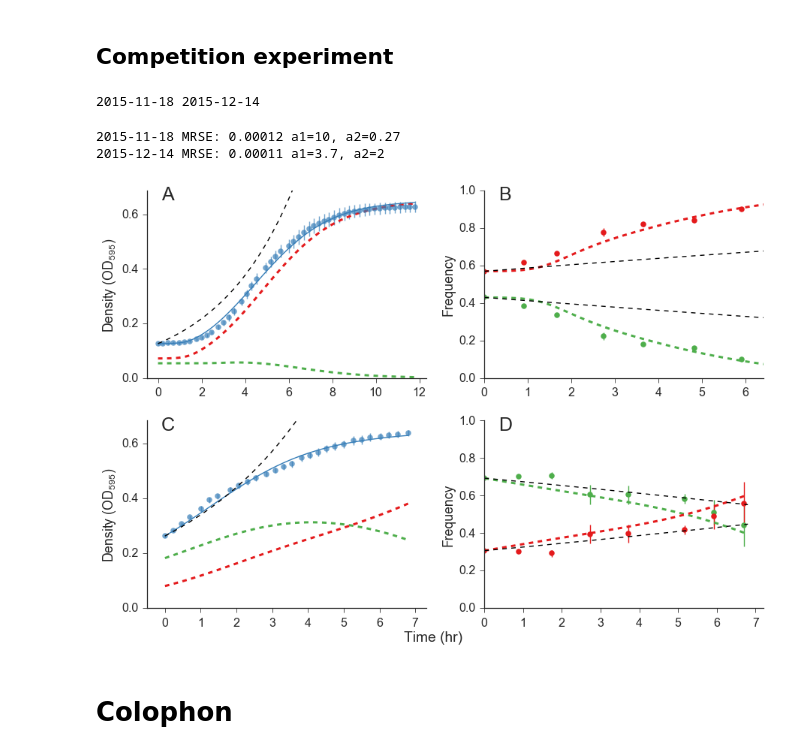
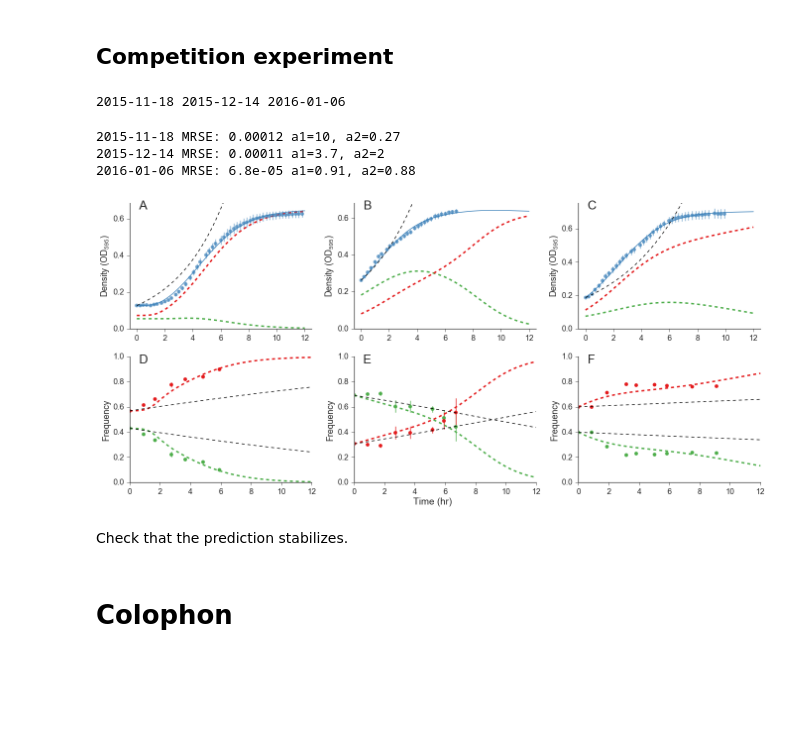
Before and after one commit to yoavram/curveball_ms, a Jupyter notebook: supp.ipynb, the cells around one changed output. Saved outputs shown, nothing was run; the diff lists cells and outputs as text; code cells hidden in the pictures; blank space fills up the shorter version.

```diff
--- a/supp.ipynb
+++ b/supp.ipynb
@@ -111,12 +123,14 @@ for i,(name, ds) in enumerate(datasets.items()):
     if i == 0:
         ax[i].set(
             ylabel=r'Density ($OD_{595}$)',
-            yticks=[0,0.1,0.3,0.5,0.7],
-            ylim=(0, 0.7)
+            yticks=[0,0.2,0.4,0.6,0.8],
+            ylim=(0, 0.8)
         )
     else:
         ax[i].set(ylabel='')
-    ax[i].legend().set_visible(False)
+    lg = ax[i].legend()
+    if lg:
+        lg.set_visible(False)
 
 fig_xlabel(fig, 'Time (hr)')
 for i,axes in enumerate(ax.flatten()):
@@ -170,8 +184,8 @@ for i,(name, ds) in enumerate(datasets.items()):
     ax[i].set(
         title='',
         xlabel='',
-        ylim=(0,0.7),
-        yticks=[0,0.1,0.3,0.5,0.7],
+        ylim=(0,0.85),
+        yticks=[0,0.2,0.4,0.6,0.8],
     )
     if i == 0:
         ax[i].set(ylabel=r'Density ($OD_{595}$)')
@@ -339,6 +358,7 @@ for name, ds in datasets.items():
         ode=ode,
         y0=(G0, R0),
         aguess=(1,1),
+        max_time=12,
         PLOT=False,
         fixed=False
     )
@@ -361,14 +381,14 @@ for name, ds in datasets.items():
     ds['pGexp'] = Nexp[0]/ds['Bexp']
     ds['pRexp'] = Nexp[1]/ds['Bexp']
 # %% [output]
-2015-11-18 2015-12-14
+2015-11-18 2015-12-14 2016-01-06
 # %%
-rows = len(datasets)
-cols = 2
+rows = 2
+cols = len(datasets)
 fig, ax = plt.subplots(rows, cols, sharex=False, sharey=False, figsize=(width * cols, height * rows))
 ax.resize((rows, cols))
-for row,(name, ds) in enumerate(datasets.items()):
-    if row >= rows:
+for col,(name, ds) in enumerate(datasets.items()):
+    if col >= cols:
         break
 
     RG_model = ds['RG_model']
@@ -383,13 +403,13 @@ for row,(name, ds) in enumerate(datasets.items()):
     p1 = y[:, 0] / ysum
     p2 = y[:, 1] / ysum
 
-    ax[row, 0].plot(t, y[:, 0], color=green, ls=pred_ls, lw=3)
-    ax[row, 0].plot(t, y[:, 1], color=red, ls=pred_ls, lw=3)
-    ax[row, 0].plot(t, ysum, color=blue, ls=fit_ls)
-    ax[row, 0].errorbar(RG_t, RG_mean, RG_std, fmt='o', color=blue, alpha=0.7)
-    ax[row, 0].plot(t, ds['Bexp'], color='k', ls=pred_ls) # exponential model
+    ax[0, col].plot(t, y[:, 0], color=green, ls=pred_ls, lw=3)
+    ax[0, col].plot(t, y[:, 1], color=red, ls=pred_ls, lw=3)
+    ax[0, col].plot(t, ysum, color=blue, ls=fit_ls)
+    ax[0, col].errorbar(RG_t, RG_mean, RG_std, fmt='o', color=blue, alpha=0.7)
+    ax[0, col].plot(t, ds['Bexp'], color='k', ls=pred_ls) # exponential model
 
-    ax[row, 0].set(
+    ax[0, col].set(
         ylabel=r'Density ($OD_{595}$)',
         xlim=(-0.5, t.max() + 0.5),
         ylim=(0, 1.1*RG_model.max()),
@@ -397,11 +417,11 @@ for row,(name, ds) in enumerate(datasets.items()):
         yticks=np.linspace(0, 0.6, 4)
     )
 
-    ax[row, 1].plot(t, p1, color=green, ls=pred_ls, lw=3)
-    ax[row, 1].plot(t, p2, color=red, ls=pred_ls, lw=3)
+    ax[1, col].plot(t, p1, color=green, ls=pred_ls, lw=3)
+    ax[1, col].plot(t, p2, color=red, ls=pred_ls, lw=3)
     idx = ds['flow_mean_df'].Strain == 'Green'
     g0 = ds['flow_mean_df'][idx].weight.max()
-    ax[row, 1].errorbar(
+    ax[1, col].errorbar(
         ds['flow_mean_df'][idx].time,
         ds['flow_mean_df'][idx].weight.as_matrix(),
         ds['flow_std_df'][idx].weight.as_matrix(),
@@ -411,39 +431,42 @@ for row,(name, ds) in enumerate(datasets.items()):
     )
     idx = ds['flow_mean_df'].Strain == 'Red'
     r0 = ds['flow_mean_df'][idx].weight.min()
-    ax[row, 1].errorbar(
+    ax[1, col].errorbar(
         ds['flow_mean_df'][idx].time,
         ds['flow_mean_df'][idx].weight.as_matrix(),
         ds['flow_std_df'][idx].weight.as_matrix(),
         marker='o',
         ls='',
         color=red
     )
-    ax[row, 1].plot(t, ds['pGexp'], color='k', ls=pred_ls) # exponential model
-    ax[row, 1].plot(t, ds['pRexp'], color='k', ls=pred_ls) # exponential model
+    ax[1, col].plot(t, ds['pGexp'], color='k', ls=pred_ls) # exponential model
+    ax[1, col].plot(t, ds['pRexp'], color='k', ls=pred_ls) # exponential model
 
-    ax[row, 1].set(
+    ax[1, col].set(
         ylabel='Frequency',
-        xlim=(0, ds['flow_mean_df'][idx].time.max() + 0.5),
+        xlim=(0, t.max()),
         ylim=(0, 1),
         title="",
         yticks=np.linspace(0, 1.0, 6),
 
     )
 
     print(name, "MRSE: {:.2g}".format(MRSE), "a1={:.2g}, a2={:.2g}".format(*ds['a']))
 
 fig_xlabel(fig, 'Time (hr)')
 for i,axes in enumerate(ax.flatten()):
-    axes.annotate('ABCD'[i], (0.05, 0.95), xycoords='axes fraction', fontsize=panel_label_size)
+    axes.annotate('ABCDEFGH'[i], (0.05, 0.95), xycoords='axes fraction', fontsize=panel_label_size)
 
 sns.despine()
 fig.tight_layout()
 fig.savefig('Fig-Competition_prediction.png')
 fig.savefig('Fig-Competition_prediction.pdf', dpi=300)
 # %% [output]
 2015-11-18 MRSE: 0.00012 a1=10, a2=0.27
 2015-12-14 MRSE: 0.00011 a1=3.7, a2=2
+2016-01-06 MRSE: 6.8e-05 a1=0.91, a2=0.88
-[figure, old version]
+[figure, new version]
+# %% [markdown]
+Check that the prediction stabilizes.
 # %% [markdown]
 # Colophon
```
Also changed, not shown: parts of 7 cells of this notebook.
